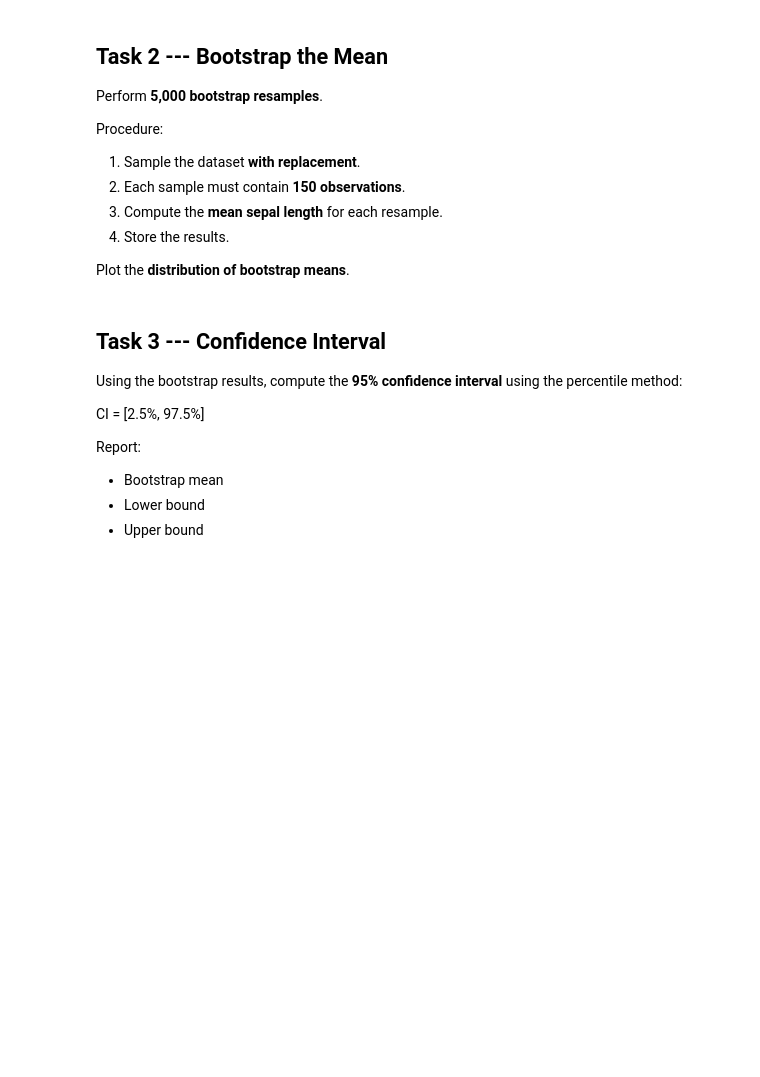
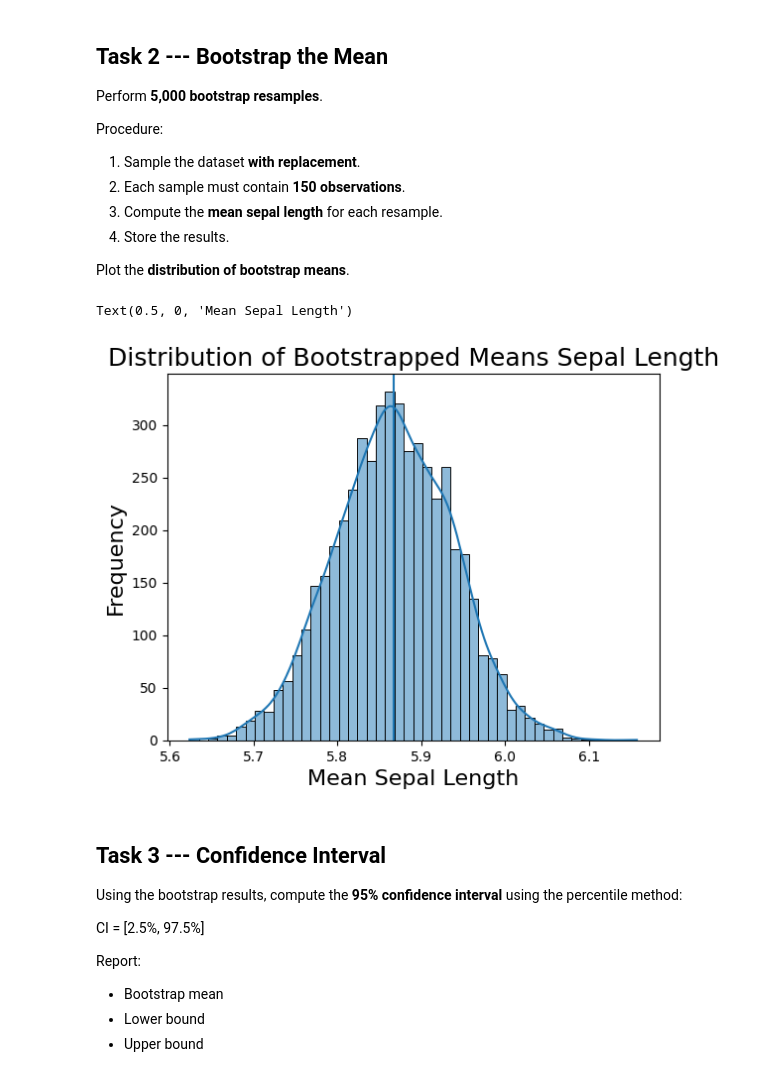
Before and after one commit to Nikolai-N484/Data201_NikolaiN, a Jupyter notebook: Week5/Week_5_Assignment_Nikolai.ipynb, the cells around one changed output. Drawn from its saved outputs; the diff is of its cells as text; code cells hidden in the pictures; blank space fills up the shorter version.

```diff
--- a/Week5/Week_5_Assignment_Nikolai.ipynb
+++ b/Week5/Week_5_Assignment_Nikolai.ipynb
@@ -71,6 +98,24 @@ Procedure:
 4.  Store the results.
 
 Plot the **distribution of bootstrap means**.
+# %%
+n_bootstrap = 5000
+sample_n = 150
+sample = np.random.choice(iris["sepal_length"], size=sample_n, replace=True)
+bootstrap_means = []
+
+for b in range(n_bootstrap):
+  bootstrap_means.append(np.mean(np.random.choice(sample, size=sample_n, replace=True)))
+bootstrap_means = np.array(bootstrap_means)
+
+sns.histplot(bootstrap_means, kde=True, label='Bootstrap')
+plt.axvline(x=np.mean(bootstrap_means), ymin=0, ymax=1, linestyle='-')
+plt.title('Distribution of Bootstrapped Means Sepal Length', fontsize=18)
+plt.ylabel('Frequency', fontsize=16)
+plt.xlabel('Mean Sepal Length', fontsize=16)
+# %% [output]
+Text(0.5, 0, 'Mean Sepal Length')
+[figure, added]
 # %% [markdown]
 ## Task 3 --- Confidence Interval
 
```
Also changed, not shown: parts of 6 cells of this notebook.
